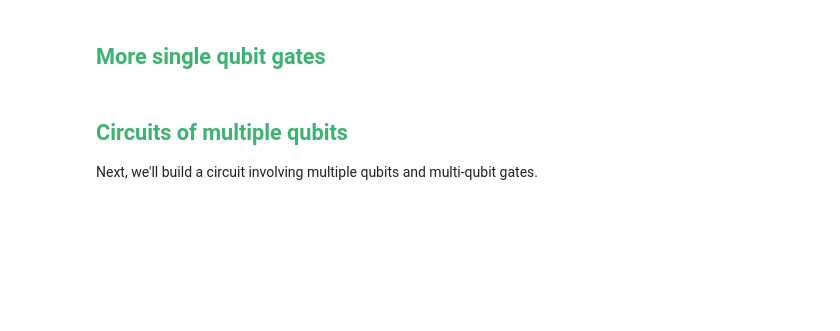
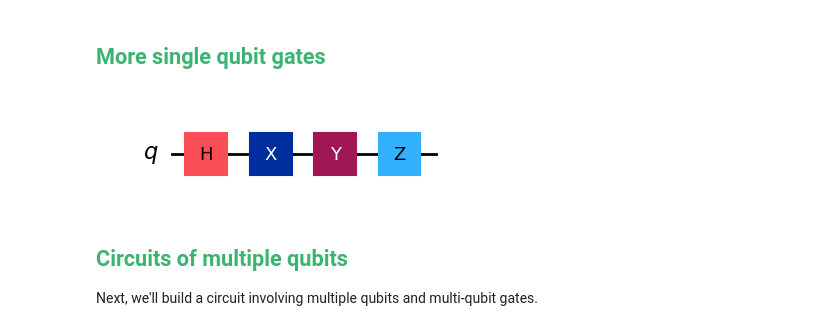
Before and after one commit to ardroc92/493Q, a Jupyter notebook: First_quantum_program.ipynb, the cells around one changed output. Saved outputs shown, nothing was run; the diff lists cells and outputs as text; code cells hidden in the pictures; blank space fills up the shorter version.

Commit message:
qbraid + qiskit updates for first quantum program

```diff
--- a/First_quantum_program.ipynb
+++ b/First_quantum_program.ipynb
@@ -85,18 +115,22 @@ plot_histogram(counts)
 # %% [markdown]
 <h2 style="color:MediumSeaGreen;">More single qubit gates</h2>
 # %%
-circ = QuantumCircuit(1) # we omit the second argument as we will just draw the circuit,
+circ = QuantumCircuit(
+    1
+)  # we omit the second argument as we will just draw the circuit,
 # without measuring.
 
-circ.h(0) # Adds a Hadamard on the zeroth qubit.
+circ.h(0)  # Adds a Hadamard on the zeroth qubit.
 
-circ.x(0) # Pauli X
+circ.x(0)  # Pauli X
 
-circ.y(0) # Pauli Y
+circ.y(0)  # Pauli Y
 
-circ.z(0) # Pauli Z
+circ.z(0)  # Pauli Z
 
-circ.draw(output='mpl')
+circ.draw(output="mpl")
+# %% [output]
+[figure, added]
 # %% [markdown]
 <h2 style="color:MediumSeaGreen;">Circuits of multiple qubits</h2>
 
```
Also changed, not shown: parts of 26 cells of this notebook.
